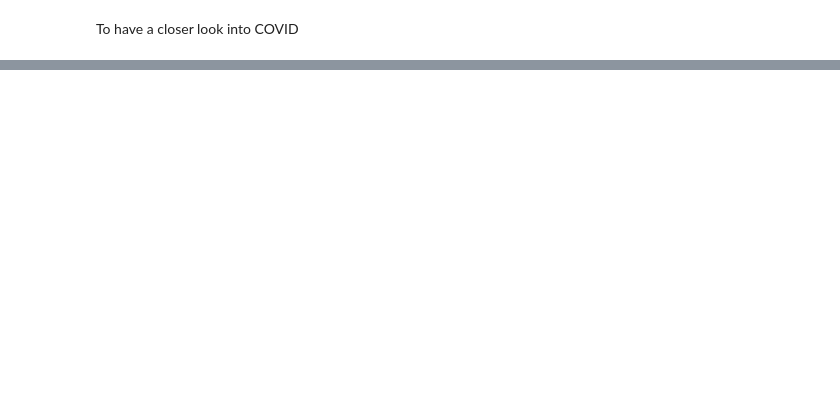
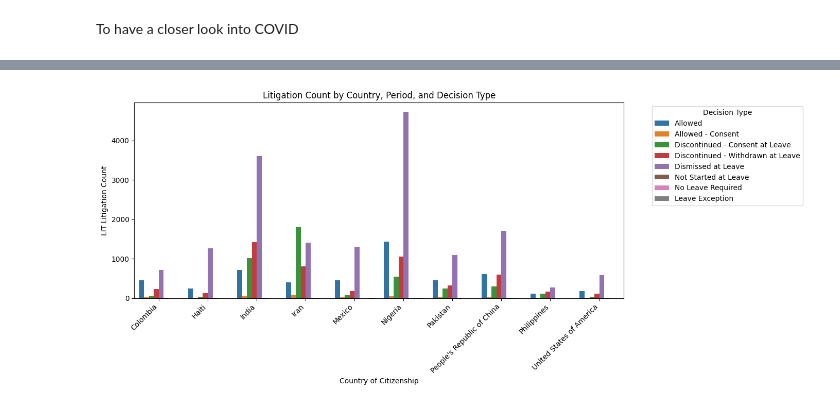
Before and after one commit to ismailbhinder/Public-Transparency-for-Immigration-Law-Canada, a Jupyter notebook: EDA.ipynb, the cells around one changed output, grey strips where cells are left out. Drawn from its saved outputs; the diff is of its cells as text; code cells hidden in the pictures; blank space fills up the shorter version.

```diff
--- a/EDA.ipynb
+++ b/EDA.ipynb
@@ -170,0 +233,24 @@ plt.show()
+# %%
+import matplotlib.pyplot as plt
+import seaborn as sns
+
+# reset index to make columns
+decision_breakdown = top_10.groupby(['Country of Citizenship', 'Period', 'LIT Leave Decision Desc'])['LIT Litigation Count'].sum().reset_index()
+
+# plot
+plt.figure(figsize=(14, 6))
+sns.barplot(
+    data=decision_breakdown,
+    x='Country of Citizenship',
+    y='LIT Litigation Count',
+    hue='LIT Leave Decision Desc',
+    estimator=sum,
+    errorbar=None
+)
+plt.title('Litigation Count by Country, Period, and Decision Type')
+plt.xticks(rotation=45, ha='right')
+plt.legend(title='Decision Type', bbox_to_anchor=(1.05, 1), loc='upper left')
+plt.tight_layout()
+plt.show()
+# %% [output]
+[figure, added]
```
Also changed, not shown: parts of 31 cells of this notebook.
